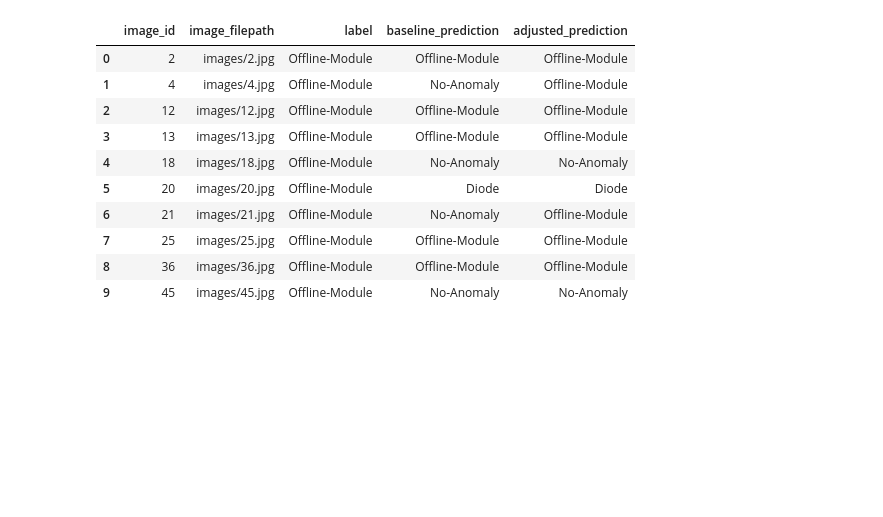
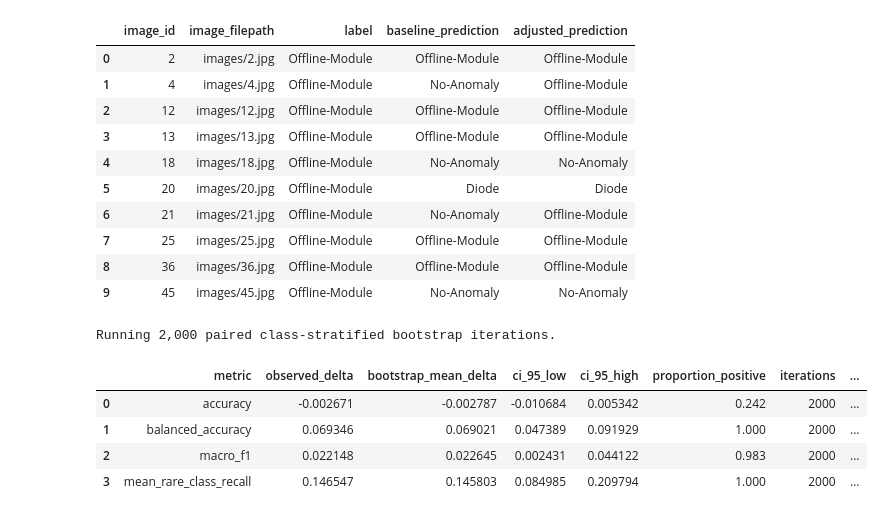
Before and after one commit to Althaf-0130/Fine-Grained-Photovoltaic-Fault-Classification-from-Infrared-Images, a Jupyter notebook: PV_Fault_Classification_Colab.ipynb, the cells around one changed output. Drawn from its saved outputs; the diff is of its cells as text; code cells hidden in the pictures; blank space fills up the shorter version.

Commit message:
add bootstrap evaluation and test interpretation

```diff
--- a/PV_Fault_Classification_Colab.ipynb
+++ b/PV_Fault_Classification_Colab.ipynb
@@ -1227,3 +1227,12 @@ Saved 2,995 test predictions
 | 7 | 25 | images/25.jpg | Offline-Module | Offline-Module | Offline-Module |
 | 8 | 36 | images/36.jpg | Offline-Module | Offline-Module | Offline-Module |
 | 9 | 45 | images/45.jpg | Offline-Module | No-Anomaly | No-Anomaly |
+# %%
+def class_recall(targets, predictions, labels):
+    return recall_score(
+        targets,
+        predictions,
+        labels=labels,
+        average=None,
+        zero_division=0,
+    )
@@ -1229,0 +1277,10 @@ Saved 2,995 test predictions
+# %%
+def sample_stratified_indices(class_indices, rng):
+    return np.concatenate([
+        rng.choice(
+            indices,
+            size=len(indices),
+            replace=True,
+        )
+        for indices in class_indices
+    ])
@@ -1229,0 +1342,29 @@ Saved 2,995 test predictions
+# %%
+string_targets = test_predictions_df["label"].to_numpy()
+string_baseline = test_predictions_df["baseline_prediction"].to_numpy()
+string_adjusted = test_predictions_df["adjusted_prediction"].to_numpy()
+
+print(
+    f"Running {BOOTSTRAP_ITERATIONS:,} paired class-stratified "
+    "bootstrap iterations."
+)
+bootstrap_df = paired_stratified_bootstrap(
+    string_targets,
+    string_baseline,
+    string_adjusted,
+    label_names,
+    BOOTSTRAP_ITERATIONS,
+    SEED,
+)
+bootstrap_df.to_csv(
+    OUTPUT_DIR / "test_bootstrap_summary.csv",
+    index=False,
+)
+display(bootstrap_df)
+# %% [output]
+Running 2,000 paired class-stratified bootstrap iterations.
+|  | metric | observed_delta | bootstrap_mean_delta | ci_95_low | ci_95_high | proportion_positive | iterations | ... |
+| 0 | accuracy | -0.002671 | -0.002787 | -0.010684 | 0.005342 | 0.242 | 2000 | ... |
+| 1 | balanced_accuracy | 0.069346 | 0.069021 | 0.047389 | 0.091929 | 1.000 | 2000 | ... |
+| 2 | macro_f1 | 0.022148 | 0.022645 | 0.002431 | 0.044122 | 0.983 | 2000 | ... |
+| 3 | mean_rare_class_recall | 0.146547 | 0.145803 | 0.084985 | 0.209794 | 1.000 | 2000 | ... |
```
Also changed, not shown: parts of 3 cells of this notebook.
